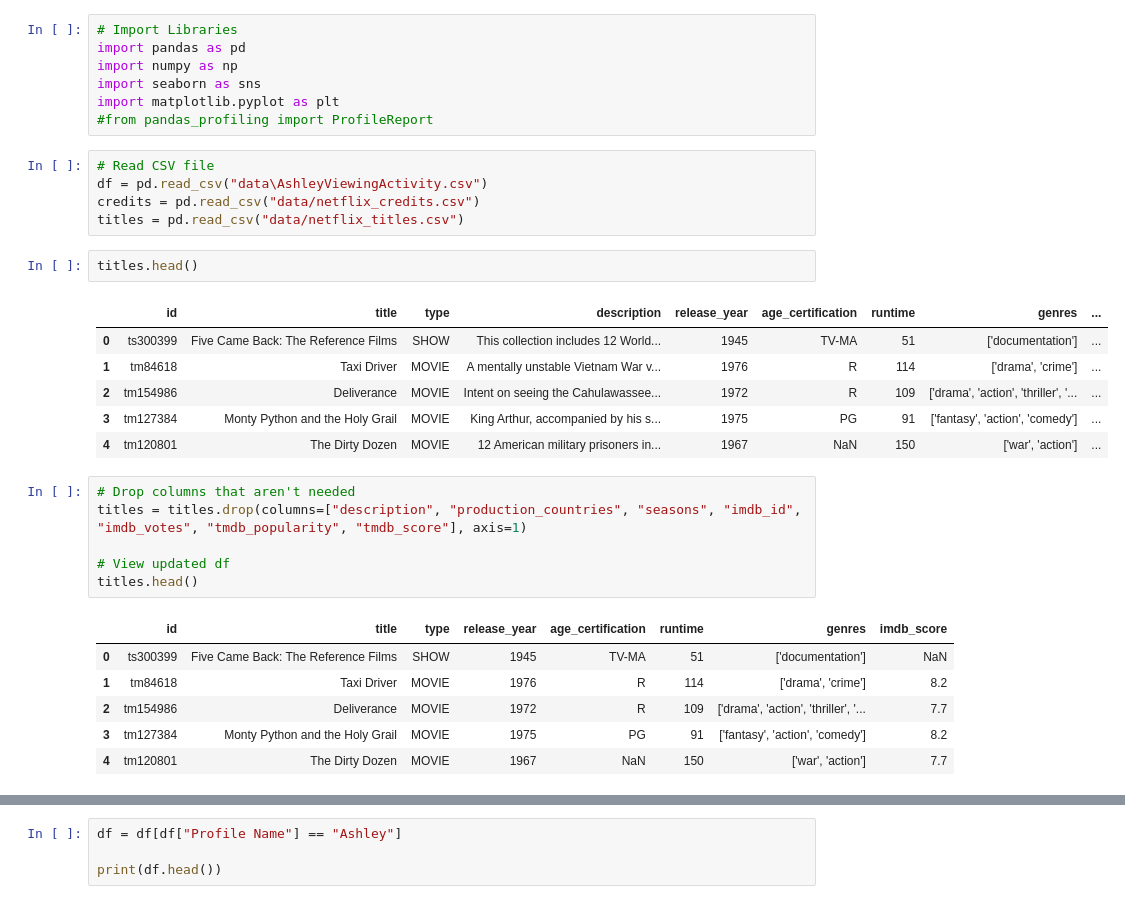
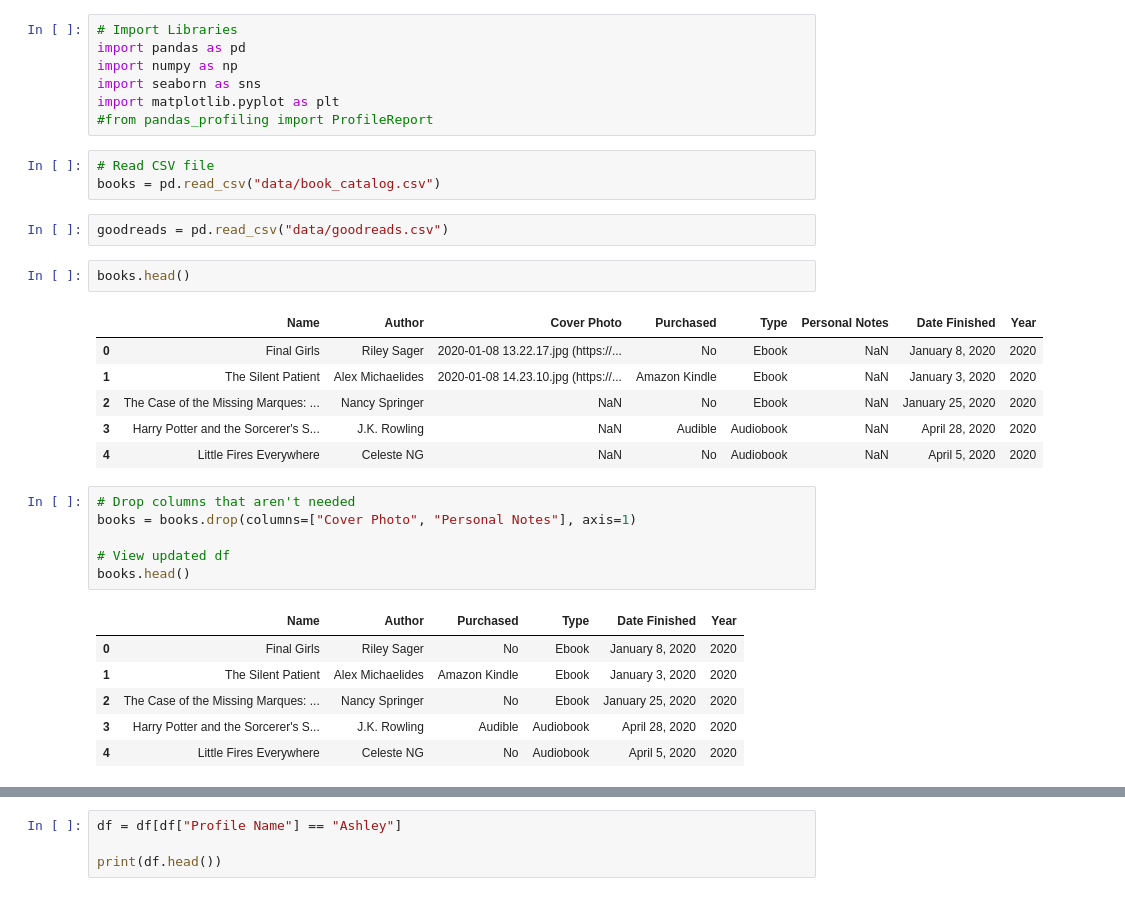
Before and after one commit to istarlet/netflix_viewing_habits, a Jupyter notebook: netflix.ipynb, the cells around one changed output, grey strips where cells are left out. Drawn from its saved outputs; the diff is of its cells as text.

```diff
--- a/netflix.ipynb
+++ b/netflix.ipynb
@@ -9,31 +9,31 @@ import matplotlib.pyplot as plt
 #from pandas_profiling import ProfileReport
 # %%
 # Read CSV file
-df = pd.read_csv("data\AshleyViewingActivity.csv")
-credits = pd.read_csv("data/netflix_credits.csv")
-titles = pd.read_csv("data/netflix_titles.csv")
+books = pd.read_csv("data/book_catalog.csv")
+# %%
+goodreads = pd.read_csv("data/goodreads.csv")
 # %%
-titles.head()
+books.head()
 # %% [output]
-|  | id | title | type | description | release_year | age_certification | runtime | genres | ... |
-| 0 | ts300399 | Five Came Back: The Reference Films | SHOW | This collection includes 12 World... | 1945 | TV-MA | 51 | ['documentation'] | ... |
-| 1 | tm84618 | Taxi Driver | MOVIE | A mentally unstable Vietnam War v... | 1976 | R | 114 | ['drama', 'crime'] | ... |
-| 2 | tm154986 | Deliverance | MOVIE | Intent on seeing the Cahulawassee... | 1972 | R | 109 | ['drama', 'action', 'thriller', '... | ... |
-| 3 | tm127384 | Monty Python and the Holy Grail | MOVIE | King Arthur, accompanied by his s... | 1975 | PG | 91 | ['fantasy', 'action', 'comedy'] | ... |
-| 4 | tm120801 | The Dirty Dozen | MOVIE | 12 American military prisoners in... | 1967 | NaN | 150 | ['war', 'action'] | ... |
+|  | Name | Author | Cover Photo | Purchased | Type | Personal Notes | Date Finished | Year |
+| 0 | Final Girls | Riley Sager | 2020-01-08 13.22.17.jpg (https://... | No | Ebook | NaN | January 8, 2020 | 2020 |
+| 1 | The Silent Patient | Alex Michaelides | 2020-01-08 14.23.10.jpg (https://... | Amazon Kindle | Ebook | NaN | January 3, 2020 | 2020 |
+| 2 | The Case of the Missing Marques: ... | Nancy Springer | NaN | No | Ebook | NaN | January 25, 2020 | 2020 |
+| 3 | Harry Potter and the Sorcerer's S... | J.K. Rowling | NaN | Audible | Audiobook | NaN | April 28, 2020 | 2020 |
+| 4 | Little Fires Everywhere | Celeste NG | NaN | No | Audiobook | NaN | April 5, 2020 | 2020 |
 # %%
 # Drop columns that aren't needed
-titles = titles.drop(columns=["description", "production_countries", "seasons", "imdb_id", "imdb_votes", "tmdb_popularity", "tmdb_score"], axis=1)
+books = books.drop(columns=["Cover Photo", "Personal Notes"], axis=1)
 
 # View updated df
-titles.head()
+books.head()
 # %% [output]
-|  | id | title | type | release_year | age_certification | runtime | genres | imdb_score |
-| 0 | ts300399 | Five Came Back: The Reference Films | SHOW | 1945 | TV-MA | 51 | ['documentation'] | NaN |
-| 1 | tm84618 | Taxi Driver | MOVIE | 1976 | R | 114 | ['drama', 'crime'] | 8.2 |
-| 2 | tm154986 | Deliverance | MOVIE | 1972 | R | 109 | ['drama', 'action', 'thriller', '... | 7.7 |
-| 3 | tm127384 | Monty Python and the Holy Grail | MOVIE | 1975 | PG | 91 | ['fantasy', 'action', 'comedy'] | 8.2 |
-| 4 | tm120801 | The Dirty Dozen | MOVIE | 1967 | NaN | 150 | ['war', 'action'] | 7.7 |
+|  | Name | Author | Purchased | Type | Date Finished | Year |
+| 0 | Final Girls | Riley Sager | No | Ebook | January 8, 2020 | 2020 |
+| 1 | The Silent Patient | Alex Michaelides | Amazon Kindle | Ebook | January 3, 2020 | 2020 |
+| 2 | The Case of the Missing Marques: ... | Nancy Springer | No | Ebook | January 25, 2020 | 2020 |
+| 3 | Harry Potter and the Sorcerer's S... | J.K. Rowling | Audible | Audiobook | April 28, 2020 | 2020 |
+| 4 | Little Fires Everywhere | Celeste NG | No | Audiobook | April 5, 2020 | 2020 |
 # %%
 # Fix the column names in the dataframe
 fixed_columns = {
```
Also changed, not shown: parts of 8 cells of this notebook.
